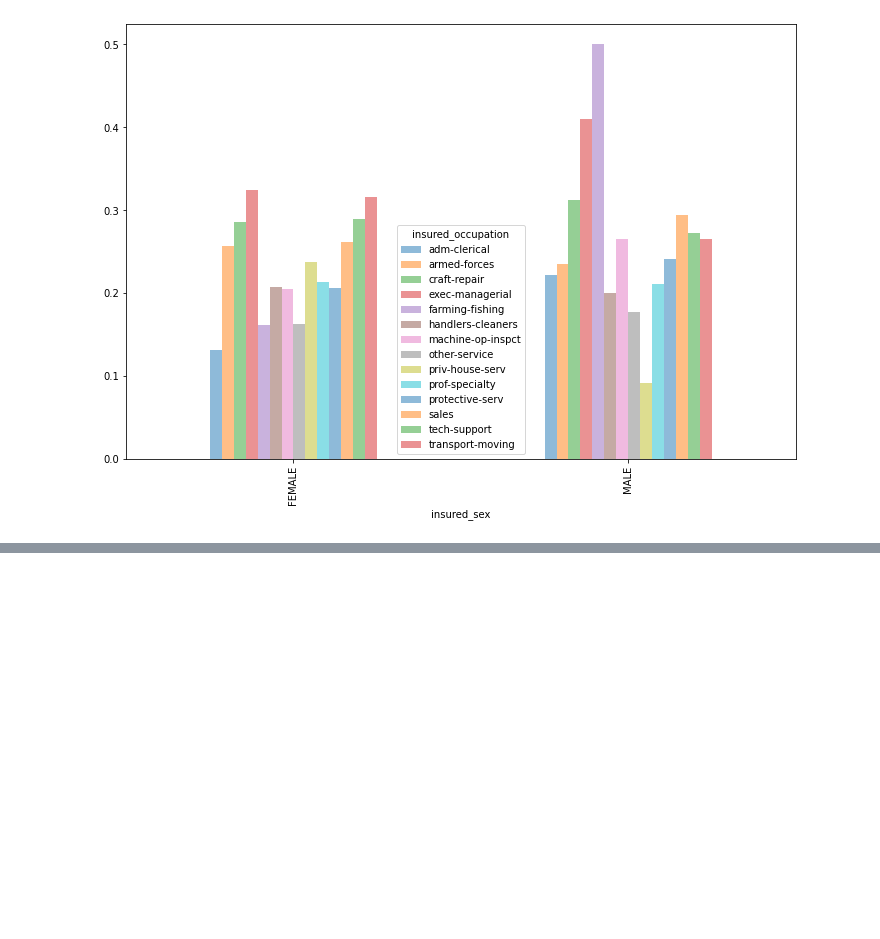
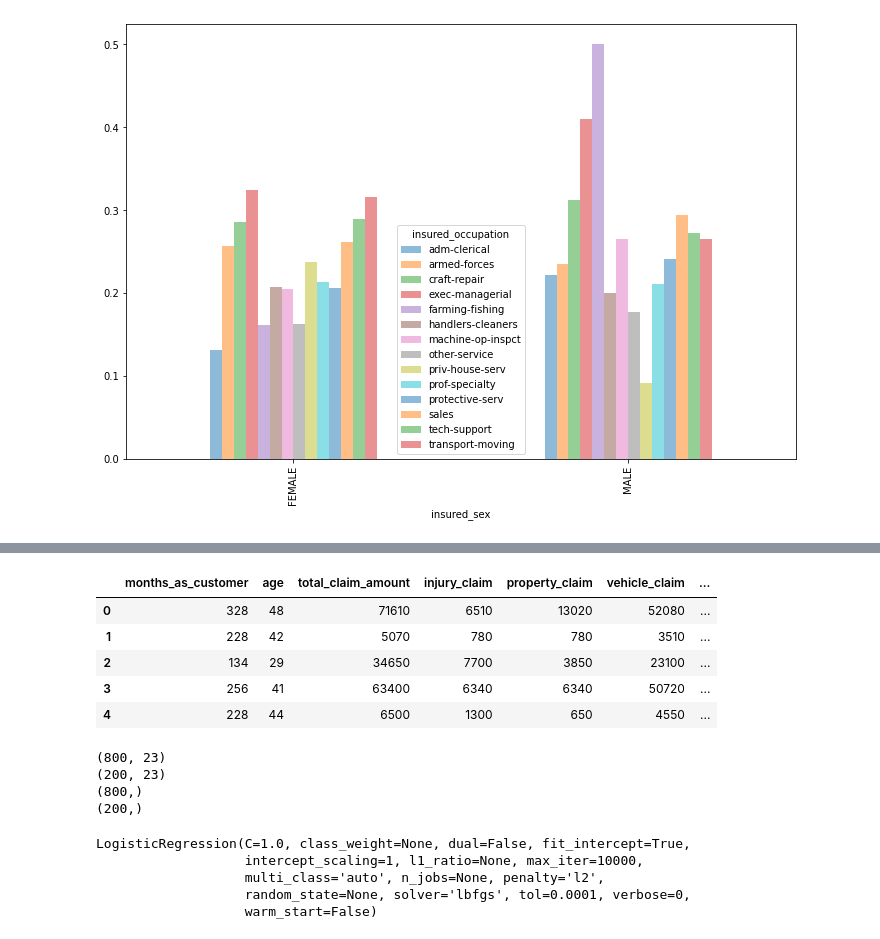
Before and after one commit to Priyabrat845/Insurance-fraud-detection, a Jupyter notebook: Insurance_claim_fraud_detection.ipynb, the cells around one changed output, grey strips where cells are left out. Saved outputs shown, nothing was run; the diff lists cells and outputs as text; code cells hidden in the pictures; blank space fills up the shorter version.

```diff
--- a/Insurance_claim_fraud_detection.ipynb
+++ b/Insurance_claim_fraud_detection.ipynb
@@ -460,0 +504,9 @@ ax = df_pivot.plot(kind="bar",alpha=0.5)
+# %%
+data.head()
+# %% [output]
+|  | months_as_customer | age | total_claim_amount | injury_claim | property_claim | vehicle_claim | ... |
+| 0 | 328 | 48 | 71610 | 6510 | 13020 | 52080 | ... |
+| 1 | 228 | 42 | 5070 | 780 | 780 | 3510 | ... |
+| 2 | 134 | 29 | 34650 | 7700 | 3850 | 23100 | ... |
+| 3 | 256 | 41 | 63400 | 6340 | 6340 | 50720 | ... |
+| 4 | 228 | 44 | 6500 | 1300 | 650 | 4550 | ... |
@@ -460,0 +517,23 @@ ax = df_pivot.plot(kind="bar",alpha=0.5)
+# %%
+from sklearn.model_selection import train_test_split
+x_train, x_test, y_train, y_test = train_test_split( x,y , test_size = 0.2, random_state = 0)
+print(x_train.shape)
+print(x_test.shape)
+print(y_train.shape)
+print(y_test.shape)
+# %% [output]
+(800, 23)
+(200, 23)
+(800,)
+(200,)
+# %%
+# Fitting logistic regression on train data.
+from sklearn.linear_model import LogisticRegression
+clf = LogisticRegression(fit_intercept=True, max_iter=10000)
+clf.fit(x_train, y_train)
+# %% [output]
+LogisticRegression(C=1.0, class_weight=None, dual=False, fit_intercept=True,
+                   intercept_scaling=1, l1_ratio=None, max_iter=10000,
+                   multi_class='auto', n_jobs=None, penalty='l2',
+                   random_state=None, solver='lbfgs', tol=0.0001, verbose=0,
+                   warm_start=False)
```
Also changed, not shown: parts of 22 cells of this notebook.
